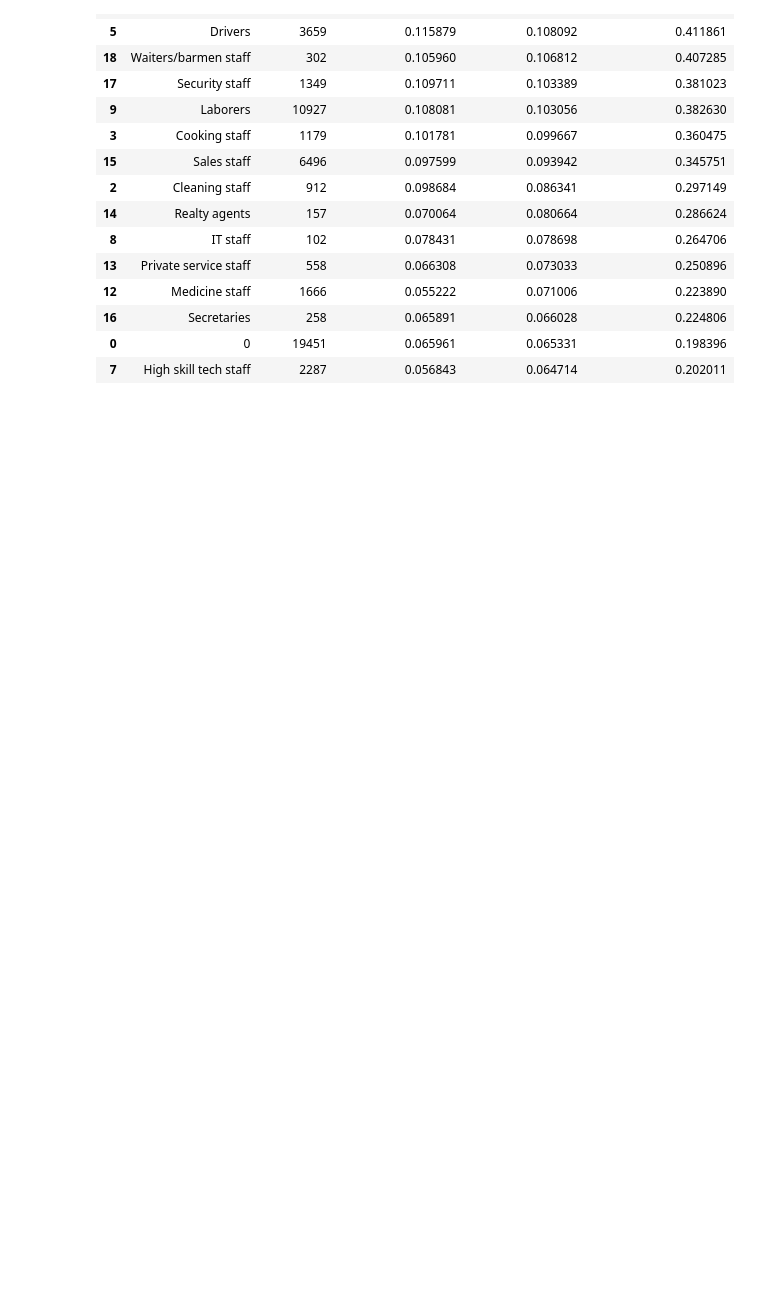
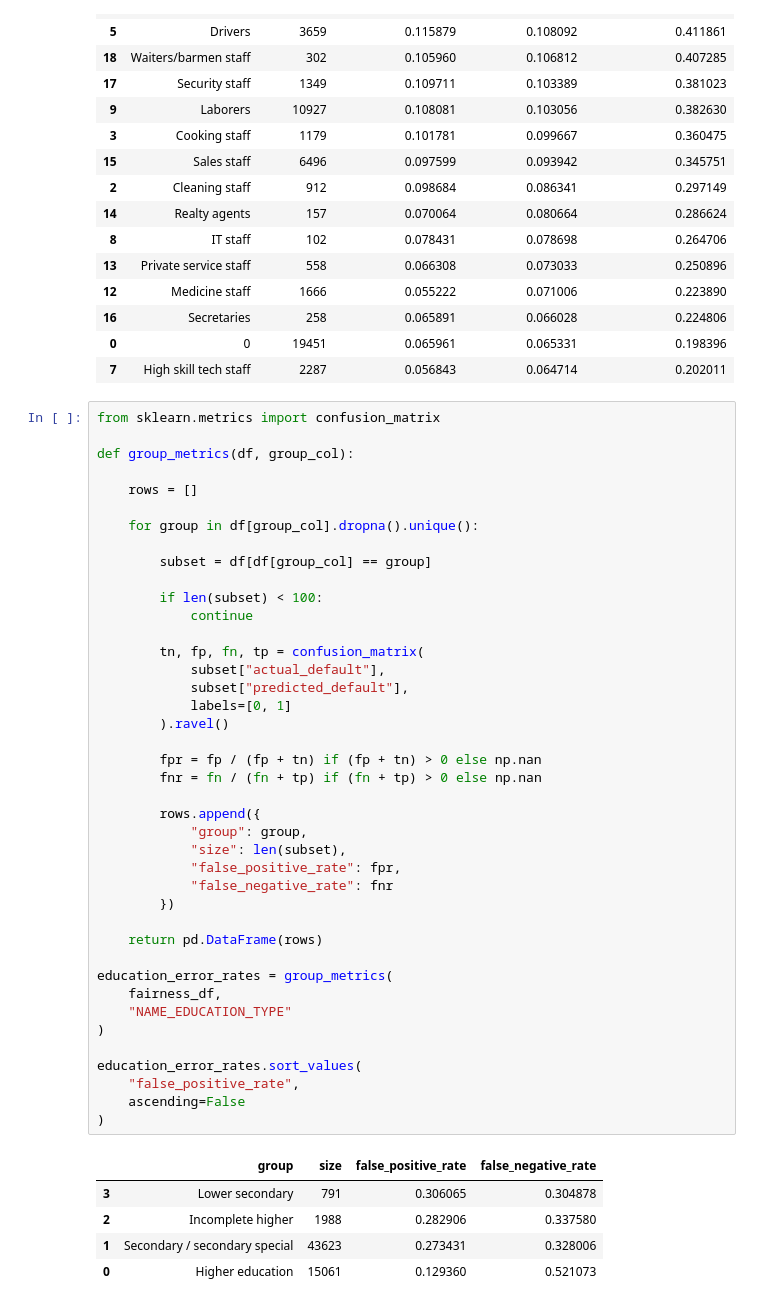
Before and after one commit to pegasus019/credit-risk-platform, a Jupyter notebook: 01_eda.ipynb, the cells around one changed output. Drawn from its saved outputs; the diff is of its cells as text; blank space fills up the shorter version.

```diff
--- a/01_eda.ipynb
+++ b/01_eda.ipynb
@@ -1282,3 +1282,50 @@ occupation_fairness.head(15)
 | 16 | Secretaries | 258 | 0.065891 | 0.066028 | 0.224806 |
 | 0 | 0 | 19451 | 0.065961 | 0.065331 | 0.198396 |
 | 7 | High skill tech staff | 2287 | 0.056843 | 0.064714 | 0.202011 |
+# %%
+from sklearn.metrics import confusion_matrix
+
+def group_metrics(df, group_col):
+
+    rows = []
+
+    for group in df[group_col].dropna().unique():
+
+        subset = df[df[group_col] == group]
+
+        if len(subset) < 100:
+            continue
+
+        tn, fp, fn, tp = confusion_matrix(
+            subset["actual_default"],
+            subset["predicted_default"],
+            labels=[0, 1]
+        ).ravel()
+
+        fpr = fp / (fp + tn) if (fp + tn) > 0 else np.nan
+        fnr = fn / (fn + tp) if (fn + tp) > 0 else np.nan
+
+        rows.append({
+            "group": group,
+            "size": len(subset),
+            "false_positive_rate": fpr,
+            "false_negative_rate": fnr
+        })
+
+    return pd.DataFrame(rows)
+
+education_error_rates = group_metrics(
+    fairness_df,
+    "NAME_EDUCATION_TYPE"
+)
+
+education_error_rates.sort_values(
+    "false_positive_rate",
+    ascending=False
+)
+# %% [output]
+|  | group | size | false_positive_rate | false_negative_rate |
+| 3 | Lower secondary | 791 | 0.306065 | 0.304878 |
+| 2 | Incomplete higher | 1988 | 0.282906 | 0.337580 |
+| 1 | Secondary / secondary special | 43623 | 0.273431 | 0.328006 |
+| 0 | Higher education | 15061 | 0.129360 | 0.521073 |
```
